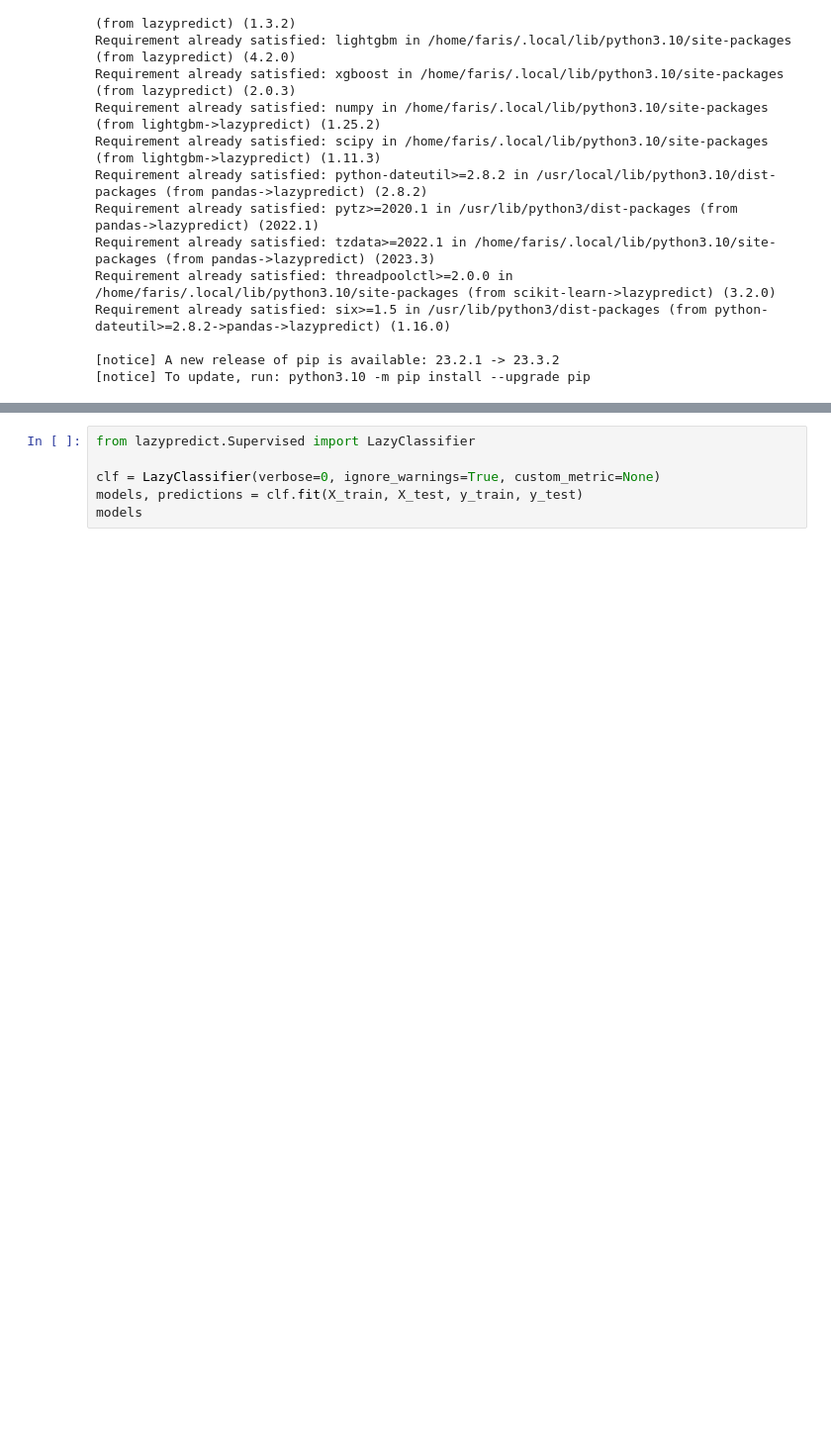
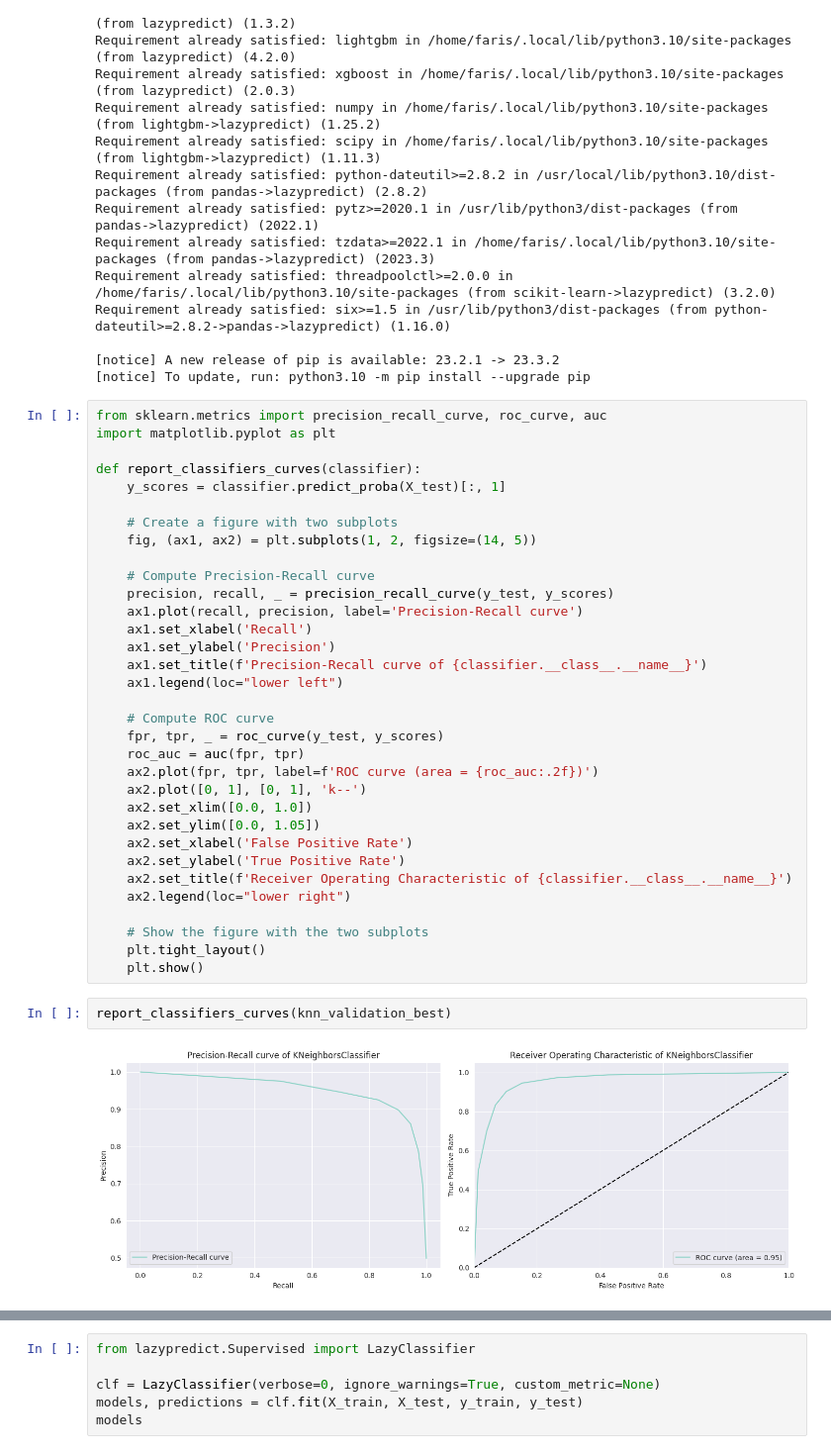
Before and after one commit to faris771/Apple_Quality_Classifier, a Jupyter notebook: main.ipynb, the cells around one changed output, grey strips where cells are left out. Shown at 99% size. Cells and saved outputs as stored; diff of their text form; blank space fills up the shorter version.

Commit message:
ROC, PRC, curves implemented

```diff
--- a/main.ipynb
+++ b/main.ipynb
@@ -655,3 +655,40 @@ Requirement already satisfied: six>=1.5 in /usr/lib/python3/dist-packages (from
 
 [notice] A new release of pip is available: 23.2.1 -> 23.3.2
 [notice] To update, run: python3.10 -m pip install --upgrade pip
+# %%
+from sklearn.metrics import precision_recall_curve, roc_curve, auc
+import matplotlib.pyplot as plt
+
+def report_classifiers_curves(classifier):
+    y_scores = classifier.predict_proba(X_test)[:, 1]
+
+    # Create a figure with two subplots
+    fig, (ax1, ax2) = plt.subplots(1, 2, figsize=(14, 5))
+
+    # Compute Precision-Recall curve
+    precision, recall, _ = precision_recall_curve(y_test, y_scores)
+    ax1.plot(recall, precision, label='Precision-Recall curve')
+    ax1.set_xlabel('Recall')
+    ax1.set_ylabel('Precision')
+    ax1.set_title(f'Precision-Recall curve of {classifier.__class__.__name__}')
+    ax1.legend(loc="lower left")
+
+    # Compute ROC curve
+    fpr, tpr, _ = roc_curve(y_test, y_scores)
+    roc_auc = auc(fpr, tpr)
+    ax2.plot(fpr, tpr, label=f'ROC curve (area = {roc_auc:.2f})')
+    ax2.plot([0, 1], [0, 1], 'k--')
+    ax2.set_xlim([0.0, 1.0])
+    ax2.set_ylim([0.0, 1.05])
+    ax2.set_xlabel('False Positive Rate')
+    ax2.set_ylabel('True Positive Rate')
+    ax2.set_title(f'Receiver Operating Characteristic of {classifier.__class__.__name__}')
+    ax2.legend(loc="lower right")
+
+    # Show the figure with the two subplots
+    plt.tight_layout()
+    plt.show()
+# %%
+report_classifiers_curves(knn_validation_best)
+# %% [output]
+[figure, added]
```
Also changed, not shown: parts of 2 cells of this notebook.
